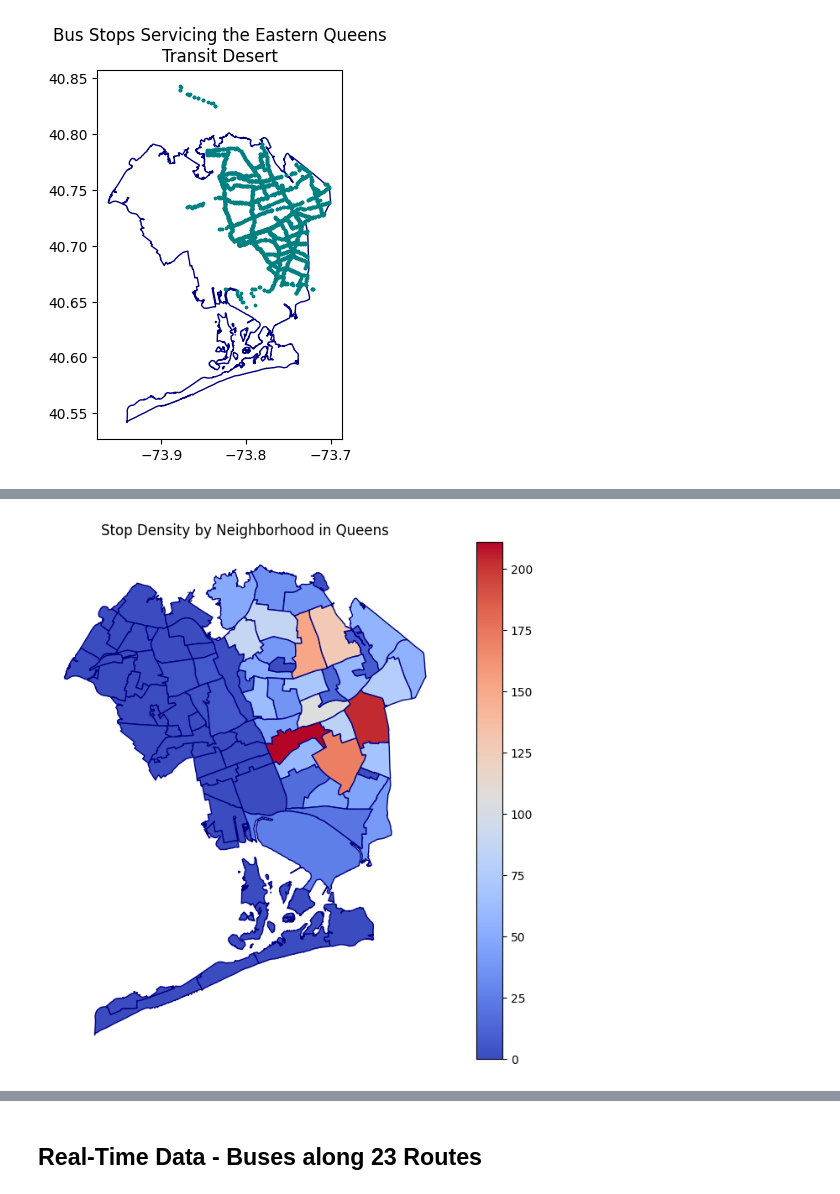
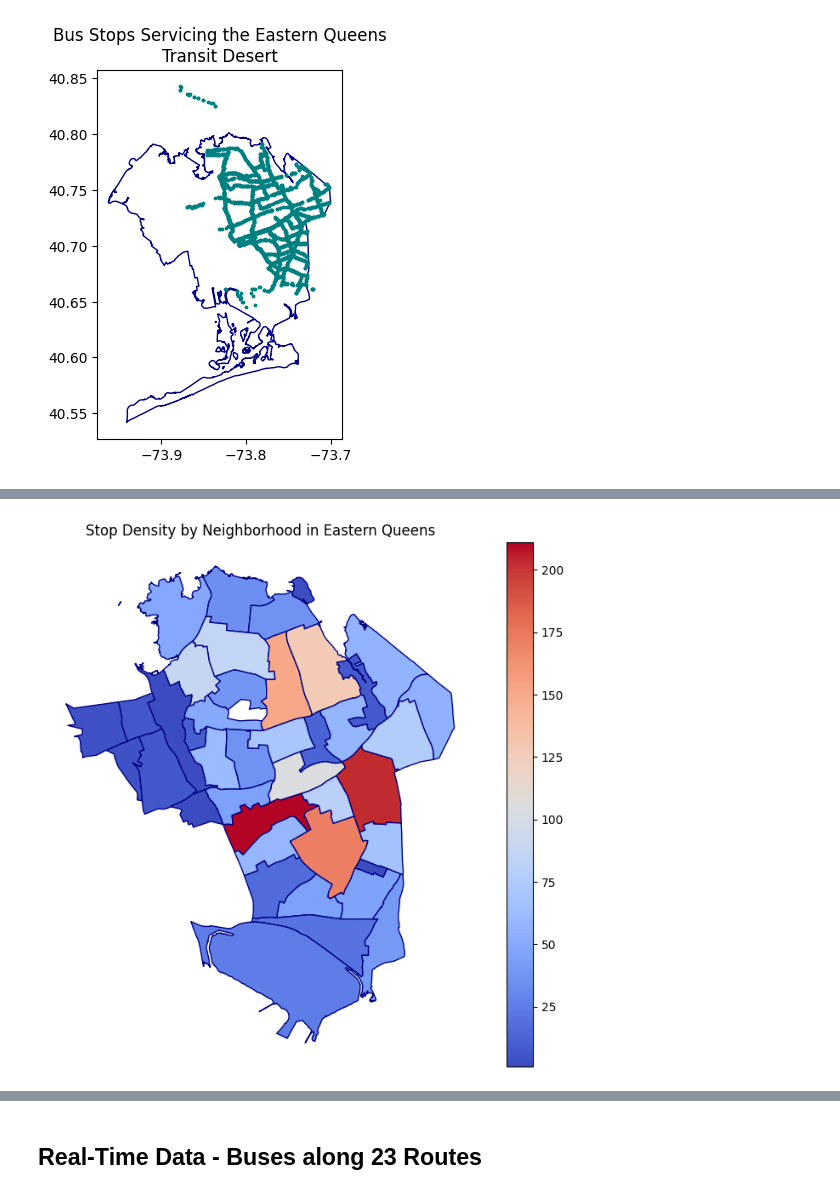
Before and after one commit to dmehta94/project-capstone-transit-inequity-eastern-queens, a Jupyter notebook: code/exploratory_data_analysis.ipynb, the cells around one changed output, grey strips where cells are left out. Saved outputs shown, nothing was run; the diff lists cells and outputs as text; code cells hidden in the pictures.

```diff
--- a/code/exploratory_data_analysis.ipynb
+++ b/code/exploratory_data_analysis.ipynb
@@ -191,19 +206,19 @@ queens_neighborhoods = queens_neighborhoods.merge(stop_density, on = 'ntaname',
 queens_neighborhoods['stop_count'] = queens_neighborhoods['stop_count'].fillna(0)
 # %%
 # Stop Density Heatmap
-queens_neighborhoods.plot(
+eastern_queens_neighborhoods.plot(
     column = 'stop_count',
     cmap = 'coolwarm',
     legend = 'True',
     figsize = (10, 8),
     edgecolor = 'navy'
 )
-plt.title('Stop Density by Neighborhood in Queens')
+plt.title('Stop Density by Neighborhood in Eastern Queens')
 plt.axis('off')
 plt.savefig('../images/eastern_queens_stop_density.png', dpi = 300)
 plt.show();
 # %% [output]
-[figure, old version]
+[figure, new version]
 # %%
 eastern_queens_neighborhoods = queens_neighborhoods[queens_neighborhoods['stop_count'] > 0]
 # %%
```
Also changed, not shown: parts of 9 cells of this notebook, 30 other files.
